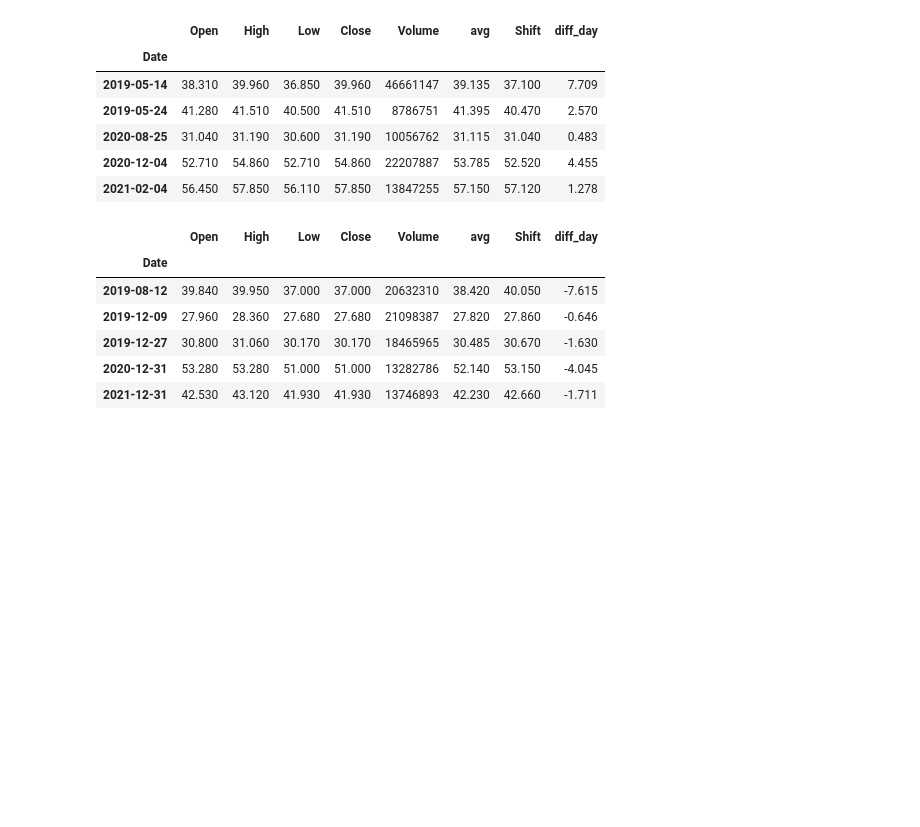
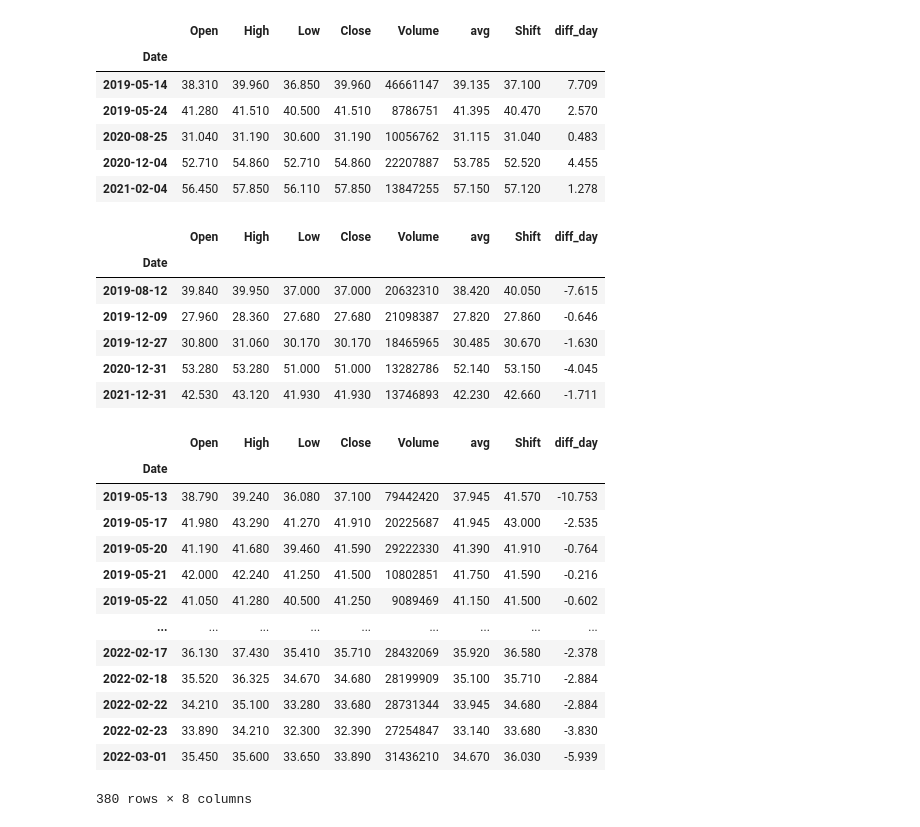
Before and after one commit to ChojnackiKRZ/data-science-bootcamp, a Jupyter notebook: 05_dane_gieldowe.ipynb, the cells around one changed output. Cells and saved outputs as stored; diff of their text form; code cells hidden in the pictures; blank space fills up the shorter version.

```diff
--- a/05_dane_gieldowe.ipynb
+++ b/05_dane_gieldowe.ipynb
@@ -291,3 +291,21 @@ df [df.Close == df.Low]
 | 2019-12-27 | 30.800 | 31.060 | 30.170 | 30.170 | 18465965 | 30.485 | 30.670 | -1.630 |
 | 2020-12-31 | 53.280 | 53.280 | 51.000 | 51.000 | 13282786 | 52.140 | 53.150 | -4.045 |
 | 2021-12-31 | 42.530 | 43.120 | 41.930 | 41.930 | 13746893 | 42.230 | 42.660 | -1.711 |
+# %%
+#łączenie warunków logicznych
+df[((df.index > '2020-01-01') & (df.index < '2020-02-02') & (df.diff_day > 0)) | (df.diff_day < 0)]
+# %% [output]
+|  | Open | High | Low | Close | Volume | avg | Shift | diff_day |
+| Date |  |  |  |  |  |  |  |  |
+| 2019-05-13 | 38.790 | 39.240 | 36.080 | 37.100 | 79442420 | 37.945 | 41.570 | -10.753 |
+| 2019-05-17 | 41.980 | 43.290 | 41.270 | 41.910 | 20225687 | 41.945 | 43.000 | -2.535 |
+| 2019-05-20 | 41.190 | 41.680 | 39.460 | 41.590 | 29222330 | 41.390 | 41.910 | -0.764 |
+| 2019-05-21 | 42.000 | 42.240 | 41.250 | 41.500 | 10802851 | 41.750 | 41.590 | -0.216 |
+| 2019-05-22 | 41.050 | 41.280 | 40.500 | 41.250 | 9089469 | 41.150 | 41.500 | -0.602 |
+| ... | ... | ... | ... | ... | ... | ... | ... | ... |
+| 2022-02-17 | 36.130 | 37.430 | 35.410 | 35.710 | 28432069 | 35.920 | 36.580 | -2.378 |
+| 2022-02-18 | 35.520 | 36.325 | 34.670 | 34.680 | 28199909 | 35.100 | 35.710 | -2.884 |
+| 2022-02-22 | 34.210 | 35.100 | 33.280 | 33.680 | 28731344 | 33.945 | 34.680 | -2.884 |
+| 2022-02-23 | 33.890 | 34.210 | 32.300 | 32.390 | 27254847 | 33.140 | 33.680 | -3.830 |
+| 2022-03-01 | 35.450 | 35.600 | 33.650 | 33.890 | 31436210 | 34.670 | 36.030 | -5.939 |
+380 rows × 8 columns
```
Also changed, not shown: parts of 1 cell of this notebook.
